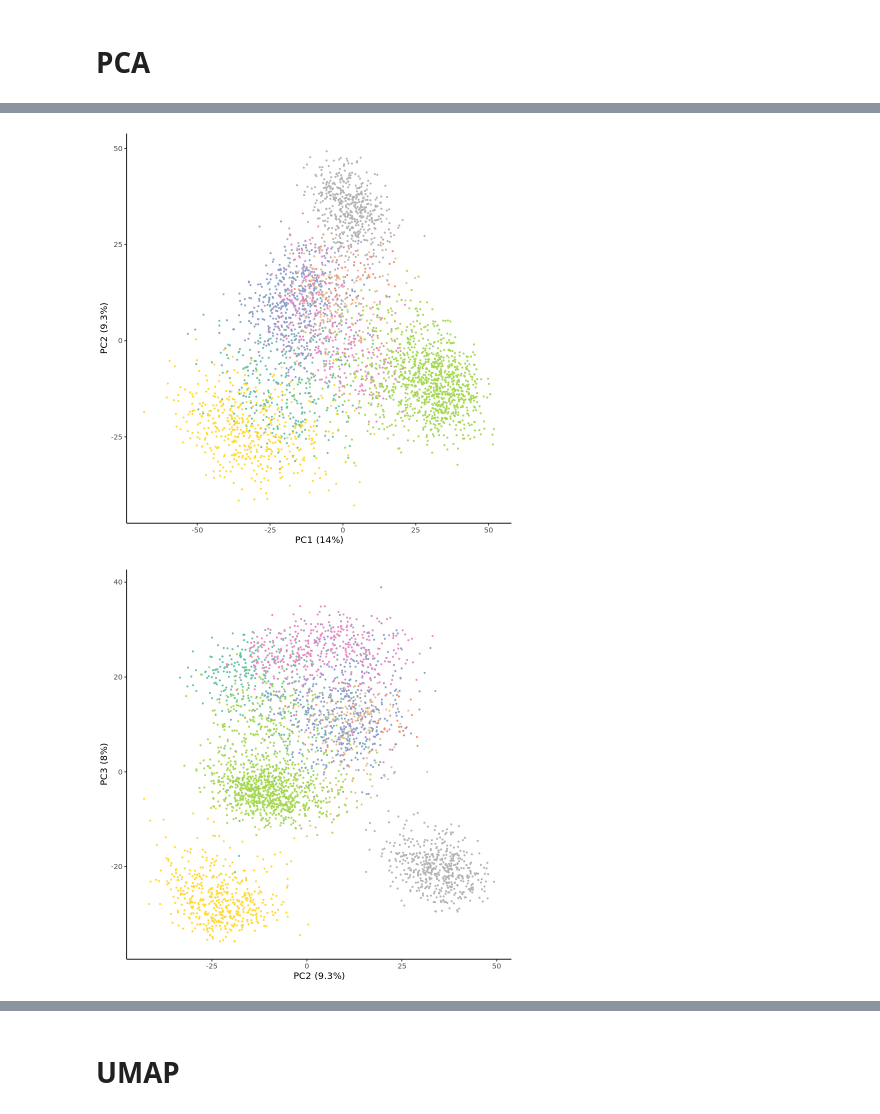
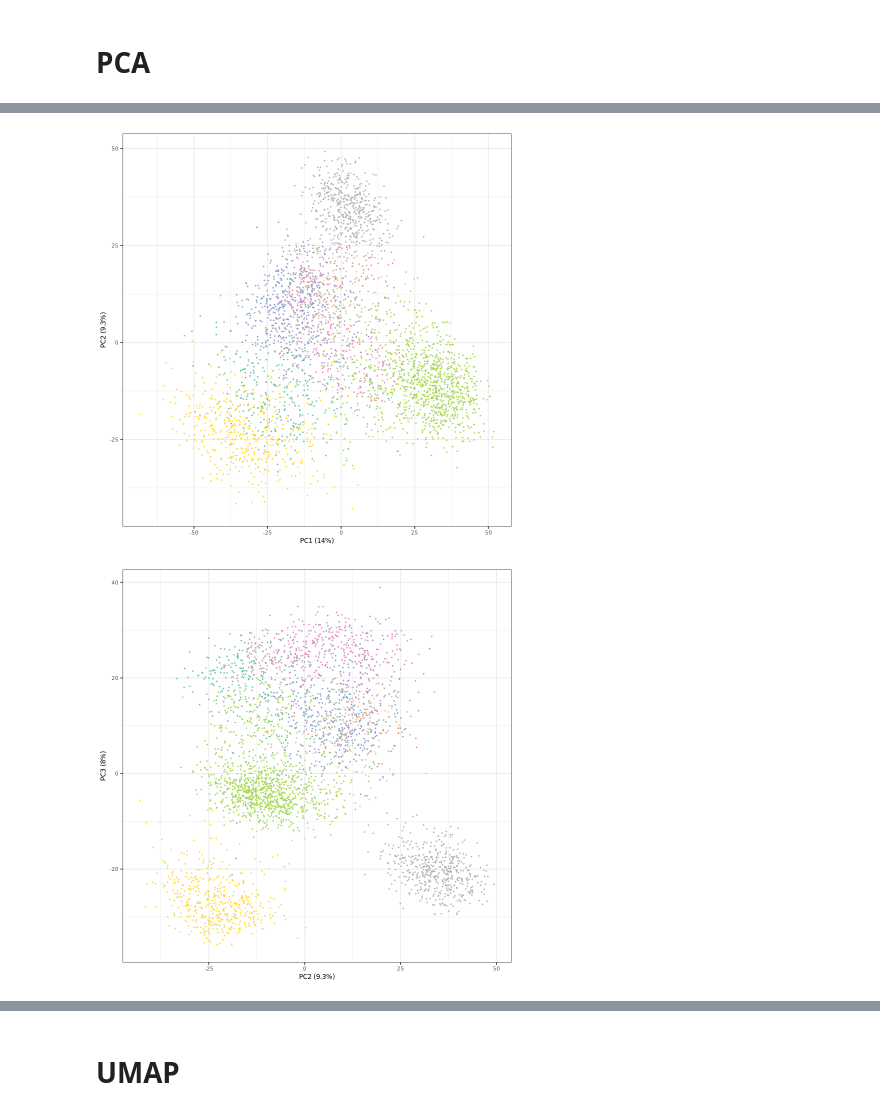
Before and after one commit to fogg-lab/characterizing-ecm-transcriptome-of-endometriosis, a Jupyter notebook: figures/TCGA_overview_vis.ipynb, the cells around one changed output, grey strips where cells are left out. Drawn from its saved outputs; the diff is of its cells as text; code cells hidden in the pictures.

```diff
--- a/figures/TCGA_overview_vis.ipynb
+++ b/figures/TCGA_overview_vis.ipynb
@@ -71,9 +89,11 @@ cols(
 )
 i Use `spec()` for the full column specifications.
 # %%
-text_size <- 11
+# text_size <- 11
+text_size <- 8
 guide_size <- 1
-family <- "arial"
+# family <- "arial"
+family <- "ArialMT"
 dpi <- 320
 hm_ht <- 5
 hm_wd <- 6
@@ -121,7 +141,8 @@ pca_scatter <- function(df, pc_x, pc_y, pc_x_pctvar, pc_y_pctvar, col, legend_ti
         geom_point(size = pt_size) +
         {if(breaks != FALSE && values != FALSE) scale_color_manual(breaks = breaks, values = values) } +
         guides(color = guide_legend(title = legend_title, override.aes = list(size = legend_color_size))) +
-        theme_classic() +
+#         theme_classic() +
+        theme_bw() +
         theme(
             text = element_text(size = text_size, family = family),
         ) +
@@ -136,7 +157,8 @@ umap_scatter <- function(df, umap_x, umap_y, col, legend_title = NULL, breaks =
         geom_point(size = pt_size, position = position_jitter(w = jitter_w, h = jitter_h, seed = seed)) +
         {if(breaks != FALSE && values != FALSE) scale_color_manual(breaks = breaks, values = values) } +
         guides(color = guide_legend(title = legend_title, override.aes = list(size = legend_color_size))) +
-        theme_classic() +
+#         theme_classic() +
+        theme_bw() +
         theme(
             text = element_text(size = text_size, family = family),
         ) +
@@ -290,28 +371,30 @@ ggsave(filename = paste0(dirs$figures_dir, "/TCGA_overview/pan_screeplot.png"),
 # %%
 pca_scatter(
     pan_pca_ls$res, "PC1", "PC2", pan_pca_ls$var[1, ]$pct_var, pan_pca_ls$var[2, ]$pct_var,
-    "project", legend_title = "Cancer Type", pt_size = 0.5,
+    "project", legend_title = "Cancer Type", pt_size = 0.25,
     breaks = names(pan_proj_colors[["Cancer Type"]]),
     values = as.character(pan_proj_colors[["Cancer Type"]]),
     hide_legend = TRUE
 )
-ggsave(filename = paste0(dirs$figures_dir, "/TCGA_overview/pan_PC2_vs_PC1.png"), last_plot(), height = pca_ht, width = pca_wd)
+pc1_pc2_scatterplot <- last_plot()
+ggsave(filename = paste0(dirs$figures_dir, "/TCGA_overview/pan_PC2_vs_PC1.png"), pc1_pc2_scatterplot, height = pca_ht, width = pca_wd)
 pca_scatter(
     pan_pca_ls$res, "PC2", "PC3", pan_pca_ls$var[2, ]$pct_var, pan_pca_ls$var[3, ]$pct_var, "project",
-    legend_title = "Cancer Type", pt_size = 0.5,
+    legend_title = "Cancer Type", pt_size = 0.25,
     breaks = names(pan_proj_colors[["Cancer Type"]]),
     values = as.character(pan_proj_colors[["Cancer Type"]]),
     hide_legend = TRUE
 )
-ggsave(filename = paste0(dirs$figures_dir, "/TCGA_overview/pan_PC3_vs_PC2.png"), last_plot(), height = pca_ht, width = pca_wd)
+pc2_pc3_scatterplot <- last_plot()
+ggsave(filename = paste0(dirs$figures_dir, "/TCGA_overview/pan_PC3_vs_PC2.png"), pc2_pc3_scatterplot, height = pca_ht, width = pca_wd)
 
 # pca_scatter(gyn_pca_ls$res, "PC1", "PC2", gyn_pca_ls$var[1, ]$pct_var, gyn_pca_ls$var[2, ]$pct_var, "project", legend_title = "Cancer Type")
 # ggsave(filename = paste0(dirs$figures_dir, "/gyn_PC2_vs_PC1.png"), last_plot())
 # pca_scatter(gyn_pca_ls$res, "PC2", "PC3", gyn_pca_ls$var[2, ]$pct_var, gyn_pca_ls$var[3, ]$pct_var, "project", legend_title = "Cancer Type")
 # ggsave(filename = paste0(dirs$figures_dir, "/gyn_PC3_vs_PC2.png"), last_plot())
 # %% [output]
-[figure, old version]
+[figure, new version]
-[figure, old version]
+[figure, new version]
 # %%
 pan_pca_pivot_df <- pan_pca_ls$res %>%
     dplyr::select(sample_name, PC1:PC4, project) %>%
```
Also changed, not shown: parts of 15 cells of this notebook, 3 other files.
